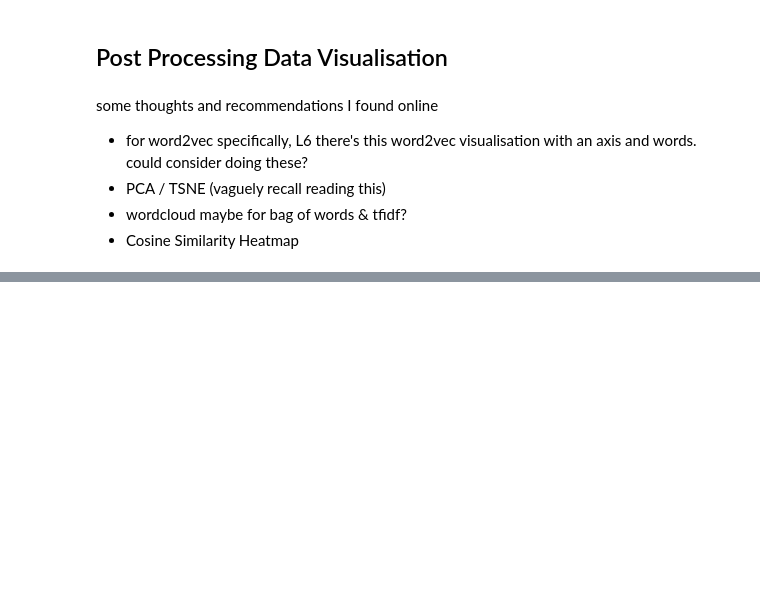
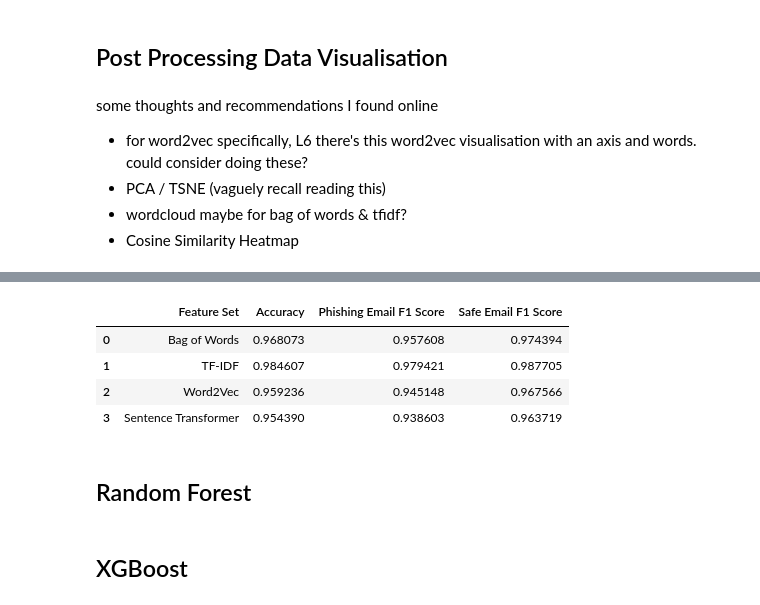
Before and after one commit to Geraldworks/Fraud-Email, a Jupyter notebook: main.ipynb, the cells around one changed output, grey strips where cells are left out. Drawn from its saved outputs; the diff is of its cells as text; code cells hidden in the pictures; blank space fills up the shorter version.

Commit message:
Add SVM
First part is to run SVM on each of the 4 feature engineered datasets, second part is to run all SVM in a single cell.

```diff
--- a/main.ipynb
+++ b/main.ipynb
@@ -243,3 +229,7 @@ X_train_word2vec_embedding = X_train['split_processed_text'].apply(lambda x: get
 X_test_word2vec_embedding = X_test['split_processed_text'].apply(lambda x: get_average_vector(x, word2vec_model))
 
 pd.DataFrame(X_train_word2vec_embedding)
+
+# Convert Word2Vec lists to numpy arrays
+X_train_word2vec = np.array(X_train_word2vec_embedding.tolist())
+X_test_word2vec = np.array(X_test_word2vec_embedding.tolist())
@@ -303,0 +398,36 @@ some thoughts and recommendations I found online
+# %%
+# Step 1: Collect results
+results = []
+
+# Step 2: Define a function to train SVM and evaluate
+def run_svm(X_train, X_test, y_train, y_test, feature_name):
+    svm_model = SVC(kernel='linear', random_state=1)
+    svm_model.fit(X_train, y_train)
+    y_pred = svm_model.predict(X_test)
+
+    accuracy = accuracy_score(y_test, y_pred)
+    report = classification_report(y_test, y_pred, output_dict=True)
+    return accuracy, report['Phishing Email']['f1-score'], report['Safe Email']['f1-score']  # Adjust 'spam'/'non-spam' according to your labels
+
+# Run SVM for each feature set
+feature_sets = {
+    "Bag of Words": (X_train_bow, X_test_bow),
+    "TF-IDF": (X_train_tfidf, X_test_tfidf),
+    "Word2Vec": (X_train_word2vec, X_test_word2vec),
+    "Sentence Transformer": (train_embeddings, test_embeddings)
+}
+
+for feature_name, (X_train_feature, X_test_feature) in feature_sets.items():
+    accuracy, spam_f1, non_spam_f1 = run_svm(X_train_feature, X_test_feature, y_train, y_test, feature_name)
+    results.append({
+        "Feature Set": feature_name,
+        "Accuracy": accuracy,
+        "Phishing Email F1 Score": spam_f1,
+        "Safe Email F1 Score": non_spam_f1
+    })
+
+# Step 3: Create a DataFrame to represent the results
+results_df = pd.DataFrame(results)
+
+# Step 4: Display the results
+print(results_df)
@@ -303,0 +446,12 @@ some thoughts and recommendations I found online
+# %%
+results_df
+# %% [output]
+|  | Feature Set | Accuracy | Phishing Email F1 Score | Safe Email F1 Score |
+| 0 | Bag of Words | 0.968073 | 0.957608 | 0.974394 |
+| 1 | TF-IDF | 0.984607 | 0.979421 | 0.987705 |
+| 2 | Word2Vec | 0.959236 | 0.945148 | 0.967566 |
+| 3 | Sentence Transformer | 0.954390 | 0.938603 | 0.963719 |
+# %% [markdown]
+## Random Forest
+# %% [markdown]
+## XGBoost
```
Also changed, not shown: parts of 16 cells of this notebook.
